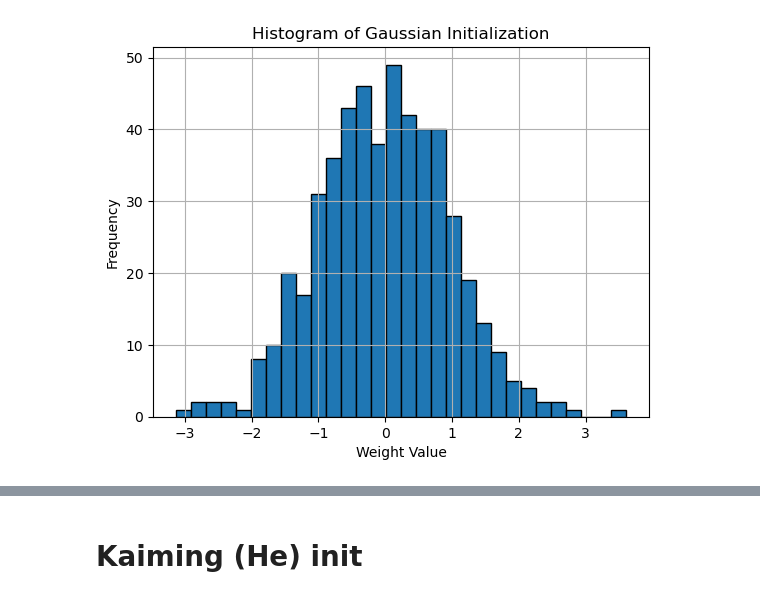
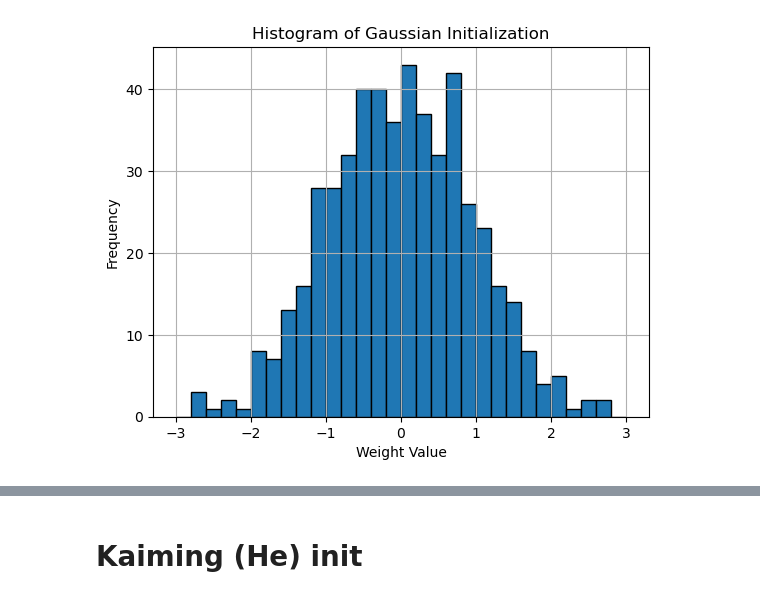
Before and after one commit to nickovchinnikov/datasatanism, a Jupyter notebook: code/8.WeightsAndActivation.ipynb, the cells around one changed output, grey strips where cells are left out. Cells and saved outputs as stored; diff of their text form; code cells hidden in the pictures.

```diff
--- a/code/8.WeightsAndActivation.ipynb
+++ b/code/8.WeightsAndActivation.ipynb
@@ -11,21 +21,19 @@ $$W \sim \mathcal{N}(0, \sigma^2)$$
 # %%
 np.random.seed(96)
 
-# Define input and output sizes
 input_size, output_size = 2, 256
 
-# Generate normal distribution
 weights_normal = np.random.randn(input_size, output_size)
 
 # Plot histogram
-plt.hist(weights_normal.flatten(), bins=30, edgecolor='black')
+plt.hist(weights_normal.flatten(), range=[-3, 3], bins=30, edgecolor='black')
 plt.title('Histogram of Gaussian Initialization')
 plt.xlabel('Weight Value')
 plt.ylabel('Frequency')
 plt.grid(True)
 plt.show()
 # %% [output]
-[figure, old version]
+[figure, new version]
 # %% [markdown]
 # Xavier Initialization
 
```
Also changed, not shown: parts of 15 cells of this notebook, 1 other file.
